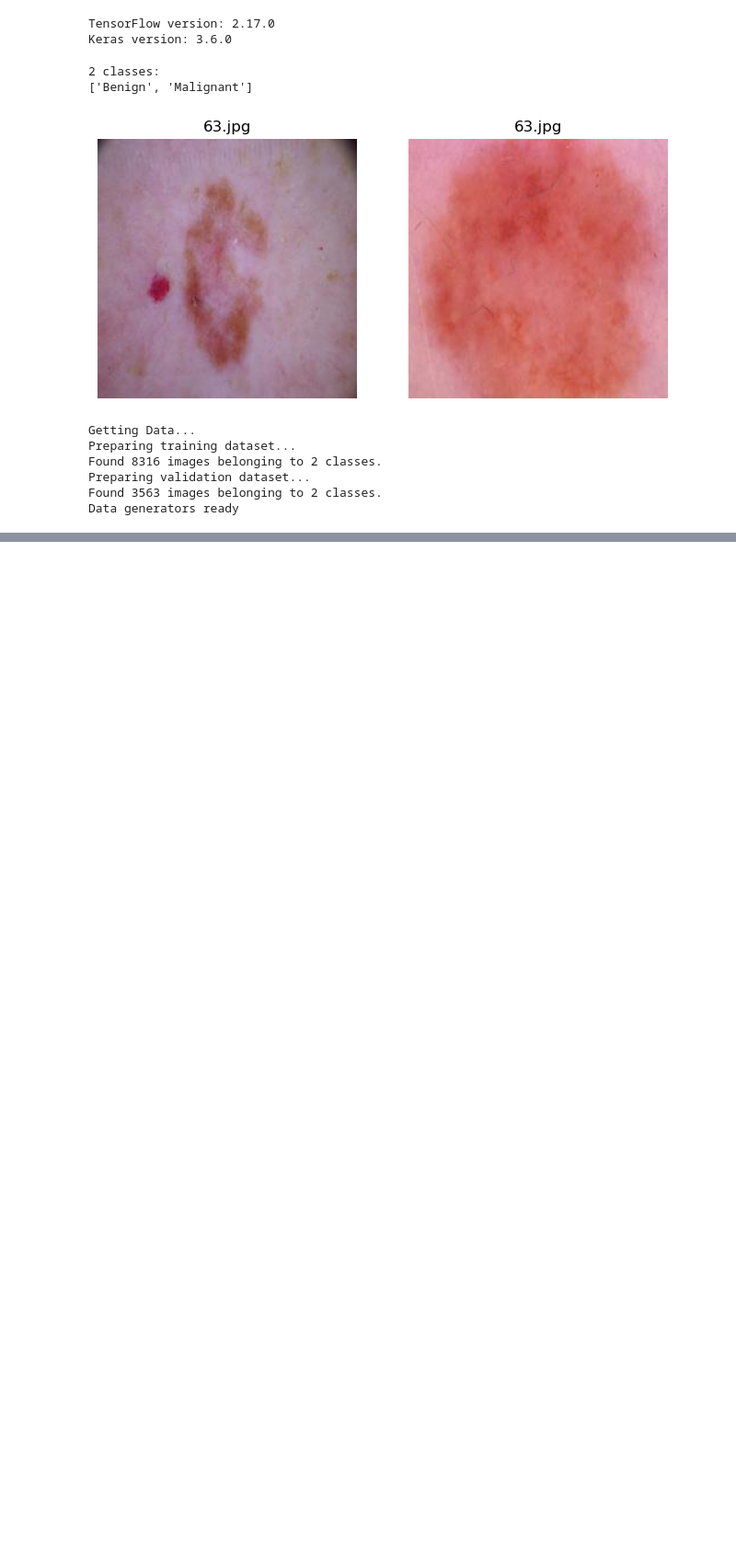
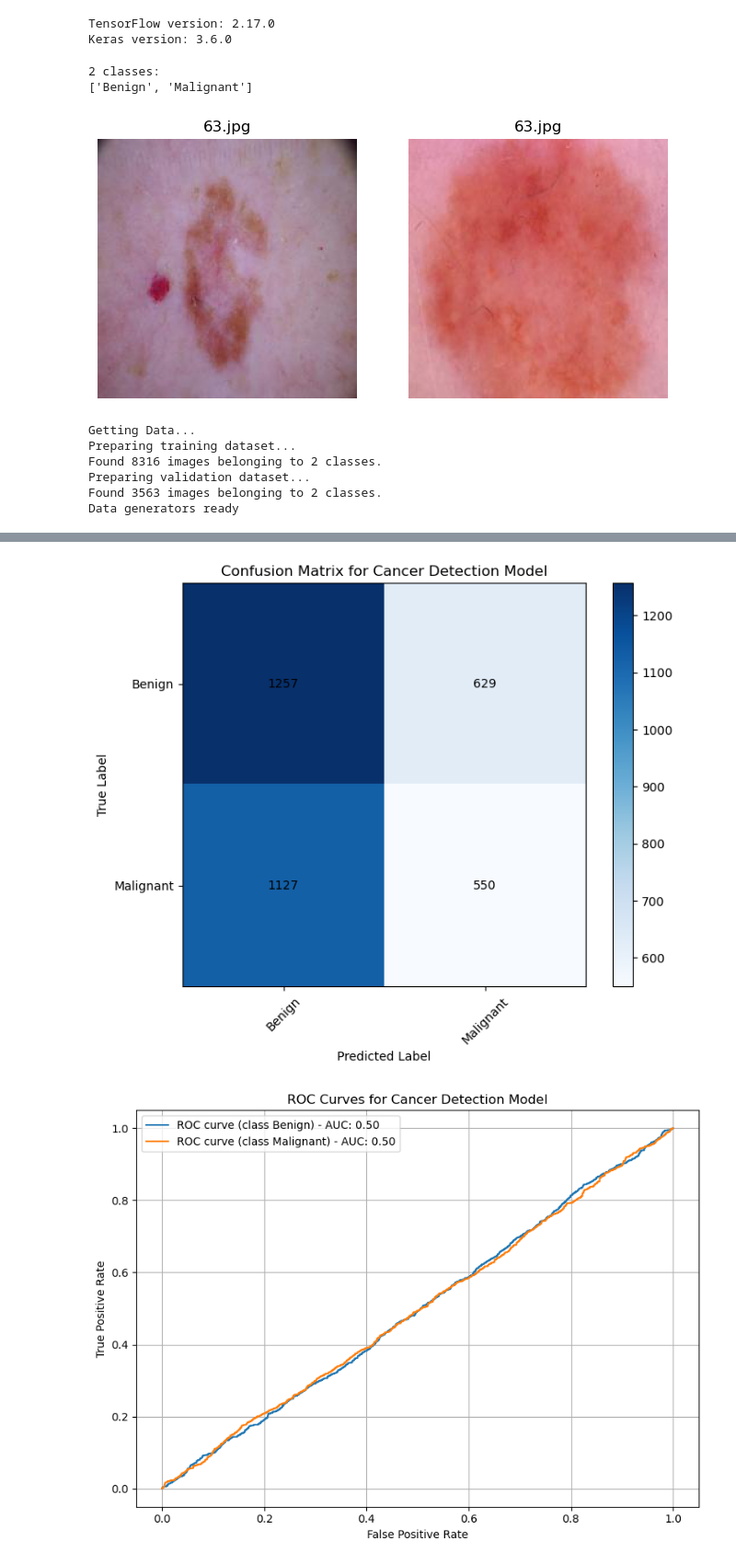
Before and after one commit to crltsnch/Caso_practico_2, a Jupyter notebook: prueva.ipynb, the cells around one changed output, grey strips where cells are left out. Shown at 92% size. Saved outputs shown, nothing was run; the diff lists cells and outputs as text; code cells hidden in the pictures; blank space fills up the shorter version.

```diff
--- a/prueva.ipynb
+++ b/prueva.ipynb
@@ -253,0 +179,61 @@ plt.show()
+# %%
+import numpy as np
+from sklearn.metrics import confusion_matrix, roc_curve, auc
+import matplotlib.pyplot as plt
+
+# Genera predicciones a partir de los datos de validación
+print("Generating predictions from validation data...")
+
+# Obtén todas las predicciones de validación
+predictions = model.predict(validation_generator)
+
+# La salida del modelo son probabilidades, así que obtenemos las clases predichas
+predicted_classes = np.argmax(predictions, axis=1)
+
+# Obtén las etiquetas verdaderas de todos los datos de validación
+true_labels = validation_generator.classes  # Esto obtiene las etiquetas verdaderas
+
+# Crea la matriz de confusión
+conf_matrix = confusion_matrix(true_labels, predicted_classes)
+
+# ------------------ Gráfico 1: Matriz de Confusión ------------------ #
+plt.figure(figsize=(8, 6))
+plt.imshow(conf_matrix, interpolation="nearest", cmap=plt.cm.Blues)
+plt.title("Confusion Matrix for Cancer Detection Model")
+plt.xticks(np.arange(len(classnames)), classnames, rotation=45)
+plt.yticks(np.arange(len(classnames)), classnames)
+plt.xlabel("Predicted Label")
+plt.ylabel("True Label")
+
+# Etiquetas dentro de la matriz de confusión
+for i in range(len(conf_matrix)):
+    for j in range(len(conf_matrix[0])):
+        plt.text(j, i, str(conf_matrix[i, j]), ha="center", va="center", color="black")
+
+plt.colorbar()
+
+
+# ------------------ Gráfico 2: Curva ROC ------------------ #
+# Asegúrate de que tienes las probabilidades para la clase positiva
+predicted_probabilities = predictions  # Probabilidades del modelo para todas las clases
+fpr, tpr, roc_auc = {}, {}, {}
+
+# Suponiendo que hay dos clases (0 y 1)
+for i in range(len(classnames)):
+    fpr[i], tpr[i], _ = roc_curve(true_labels, predicted_probabilities[:, i], pos_label=i)
+    roc_auc[i] = auc(fpr[i], tpr[i])
+
+# Grafica la curva ROC
+plt.figure(figsize=(8, 6))
+for i in range(len(classnames)):
+    plt.plot(fpr[i], tpr[i], linestyle='-', label=f'ROC curve (class {classnames[i]}) - AUC: {roc_auc[i]:.2f}')
+
+plt.title('ROC Curves for Cancer Detection Model')
+plt.xlabel('False Positive Rate')
+plt.ylabel('True Positive Rate')
+plt.legend(loc='best')
+plt.grid()
+
+plt.tight_layout()
+plt.show()
+# %% [output]
@@ -253,0 +242,2 @@ plt.show()
+[figure, added]
+[figure, added]
```
Also changed, not shown: parts of 6 cells of this notebook.
